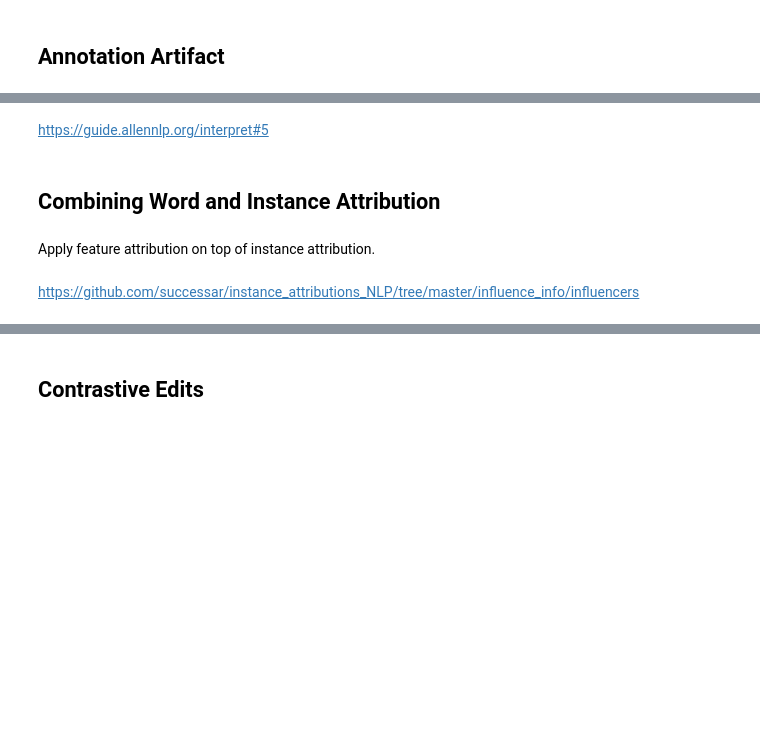
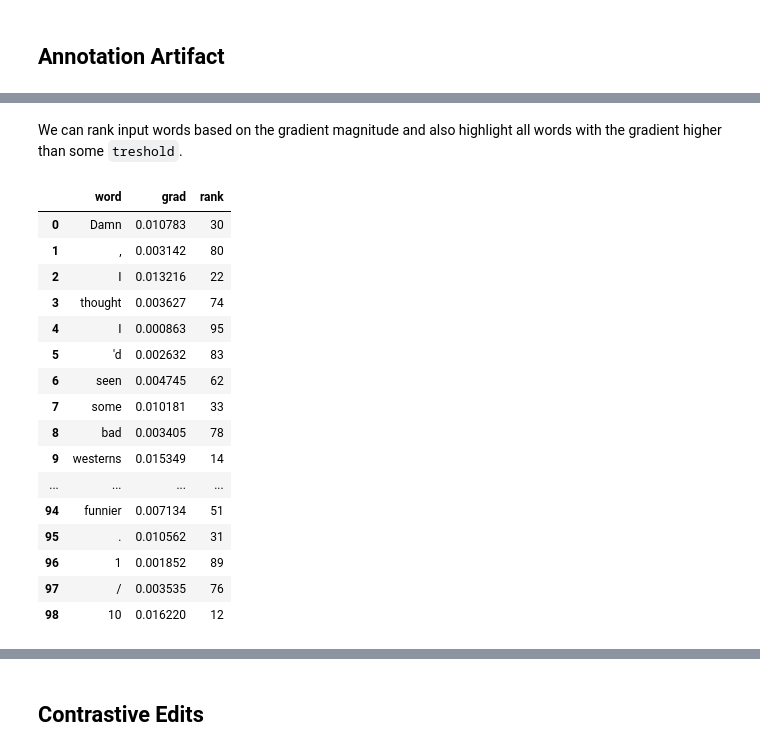
Before and after one commit to amarasovic/lecture_detecting_artifacts, a Jupyter notebook: Detecting Annotation Artifacts with Local Explanations.ipynb, the cells around one changed output, grey strips where cells are left out. Cells and saved outputs as stored; diff of their text form; code cells hidden in the pictures; blank space fills up the shorter version.

Commit message:
gradient based highlighting

```diff
--- a/Detecting Annotation Artifacts with Local Explanations.ipynb
+++ b/Detecting Annotation Artifacts with Local Explanations.ipynb
@@ -88,0 +54,6 @@ interpreter = SimpleGradient(predictor)
+# %%
+from allennlp.predictors import Predictor
+from mice.src.predictors.imdb.imdb_dataset_reader import ImdbDatasetReader
+
+archive = "mice/trained_predictors/imdb/model/model.tar.gz"
+predictor = Predictor.from_path(archive, dataset_reader_to_load=ImdbDatasetReader)
@@ -88,0 +64,13 @@ interpreter = SimpleGradient(predictor)
+# %%
+import random
+from mice.src.predictors.imdb.imdb_dataset_reader import clean_text
+
+random_instance = random.sample(instances_with_scores, 1)[0]
+random_instance["text"] = clean_text(random_instance["text"], special_chars=["<br />", "\t"])
+
+int_to_label = ["negative", "positive"]
+gold_label = int_to_label[random_instance["label"]]
+pred_label = int_to_label[int(predictor.predict(random_instance["text"])["label"])]
+
+print(f"Gold label: {gold_label}, Predicted label: {pred_label}")
+print(random_instance["text"])
@@ -89,12 +82,11 @@ interpreter = SimpleGradient(predictor)
 # %%
 from allennlp.data.tokenizers.spacy_tokenizer import SpacyTokenizer
+from allennlp.interpret.saliency_interpreters import SimpleGradient
 
-inputs = {"sentence": "this movie is 10 / 10."}
-interpretation = interpreter.saliency_interpret_from_json(inputs)
+interpreter = SimpleGradient(predictor)
 
-tokenized_sentence = SpacyTokenizer().tokenize(inputs["sentence"])
+interpretation = interpreter.saliency_interpret_from_json({"sentence": random_instance["text"]})
+
+tokenized_sentence = SpacyTokenizer().tokenize(random_instance["text"])
 
 sentence_attribution = zip(tokenized_sentence, interpretation["instance_1"]["grad_input_1"])
-
-for word, grad in sentence_attribution:
-    print (word, grad)
@@ -119,8 +93,30 @@ The scripts which calculate the different instance attributions are in this dire
-# %% [markdown]
-https://guide.allennlp.org/interpret#5
-# %% [markdown]
-## Combining Word and Instance Attribution
-# %% [markdown]
-Apply feature attribution on top of instance attribution.
-# %% [markdown]
-https://github.com/successar/instance_attributions_NLP/tree/master/influence_info/influencers
+# %% [markdown]
+We can rank input words based on the gradient magnitude and also highlight all words with the gradient higher than some `treshold`.
+# %%
+import pandas as pd
+
+threshold = 0.005
+cols = ["word", "grad"]
+df = pd.DataFrame(sentence_attribution, columns=cols)
+df['rank'] = df["grad"].rank(ascending=False).astype(int)
+
+df.style.apply(lambda x: ["background-color: #ff33aa" if x.iloc[1] > threshold
+                          else "" for i, v in enumerate(x)], axis = 1)
+# %% [output]
+|  | word | grad | rank |
+| 0 | Damn | 0.010783 | 30 |
+| 1 | , | 0.003142 | 80 |
+| 2 | I | 0.013216 | 22 |
+| 3 | thought | 0.003627 | 74 |
+| 4 | I | 0.000863 | 95 |
+| 5 | 'd | 0.002632 | 83 |
+| 6 | seen | 0.004745 | 62 |
+| 7 | some | 0.010181 | 33 |
+| 8 | bad | 0.003405 | 78 |
+| 9 | westerns | 0.015349 | 14 |
+| ... | ... | ... | ... |
+| 94 | funnier | 0.007134 | 51 |
+| 95 | . | 0.010562 | 31 |
+| 96 | 1 | 0.001852 | 89 |
+| 97 | / | 0.003535 | 76 |
+| 98 | 10 | 0.016220 | 12 |
```
Also changed, not shown: parts of 44 cells of this notebook, 2 other files.
